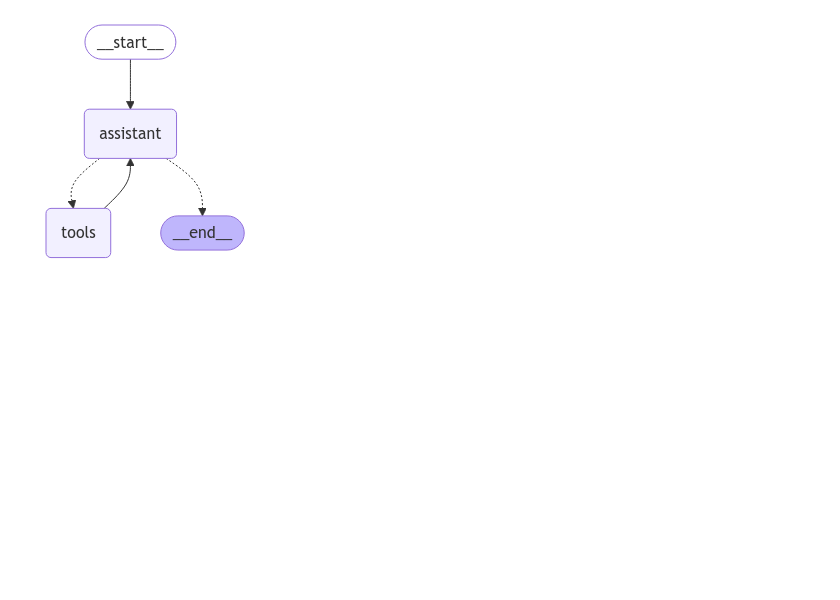
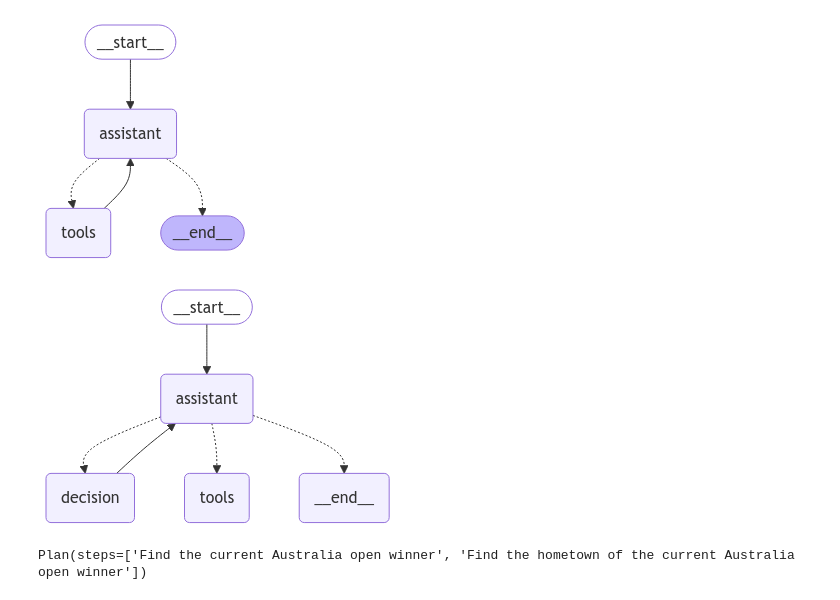
Before and after one commit to hamzaqureshi5/building-automation-agent, a Jupyter notebook: sources/notebooks/01_init.ipynb, the cells around one changed output. Drawn from its saved outputs; the diff is of its cells as text; code cells hidden in the pictures; blank space fills up the shorter version.

```diff
--- a/sources/notebooks/01_init.ipynb
+++ b/sources/notebooks/01_init.ipynb
@@ -64,6 +77,11 @@ from langgraph.graph import START, StateGraph
 from langgraph.prebuilt import tools_condition, ToolNode
 from IPython.display import Image, display
 from langgraph.graph.state import CompiledStateGraph
+
+
+def assistant(state: MessagesState):
+    return {"messages": [llm_with_tools.invoke([sys_msg] + state["messages"])]}
+
 
 # Graph
 builder: StateGraph = StateGraph(MessagesState)
@@ -83,6 +101,58 @@ builder.add_conditional_edges(
 builder.add_edge("tools", "assistant")
 react_graph: CompiledStateGraph = builder.compile()
 
+# Show
 display(Image(react_graph.get_graph(xray=True).draw_mermaid_png()))
 # %% [output]
 [figure]
+# %%
+from langgraph.graph import START, StateGraph
+from langgraph.prebuilt import tools_condition, ToolNode
+from IPython.display import Image, display
+from langgraph.graph.state import CompiledStateGraph
+
+
+# # Example custom condition for temperature control
+# def assistant(state: MessagesState):
+#     return {"messages": [llm_with_tools.invoke([sys_msg] + state["messages"])]}
+
+
+def temperature_condition(latest_message, context):
+    """
+    Checks if the outdoor temperature is low and the room temperature is high.
+    Returns the next node based on the condition.
+    """
+    outdoor_temp = context.get("outdoor_temperature")
+    room_temp = context.get("room_temperature")
+
+    # Example thresholds for temperature comparison
+    if outdoor_temp < 15 and room_temp > 25:  # Low outdoor, high room
+        context["action"] = "turn_on_fan"  # Add action to context
+        return "fan_control"
+    return "END"
+
+
+# Graph
+builder: StateGraph = StateGraph(MessagesState)
+
+# Define nodes: these do the work
+builder.add_node("assistant", assistant)
+builder.add_node("decision", temperature_condition)
+builder.add_node("tools", ToolNode(tools))
+
+# Define edges: these determine how the control flow moves
+builder.add_edge(START, "assistant")
+builder.add_conditional_edges("assistant",temperature_condition)
+builder.add_edge("decision", "assistant")
+# builder.add_edge("decision", "tools")
+
+# builder.add_edge("tools", "assistant")
+# builder.add_edge("fan_control", "assistant")
+
+# Compile and visualize the graph
+react_graph: CompiledStateGraph = builder.compile()
+
+# Display the graph as an image
+display(Image(react_graph.get_graph(xray=True).draw_mermaid_png()))
+# %% [output]
+[figure, added]
@@ -88,0 +199,10 @@ display(Image(react_graph.get_graph(xray=True).draw_mermaid_png()))
+# %%
+planner.invoke(
+    {
+        "messages": [
+            ("user", "what is the hometown of the current Australia open winner?")
+        ]
+    }
+)
+# %% [output]
+Plan(steps=['Find the current Australia open winner', 'Find the hometown of the current Australia open winner'])
```
Also changed, not shown: parts of 9 cells of this notebook.
